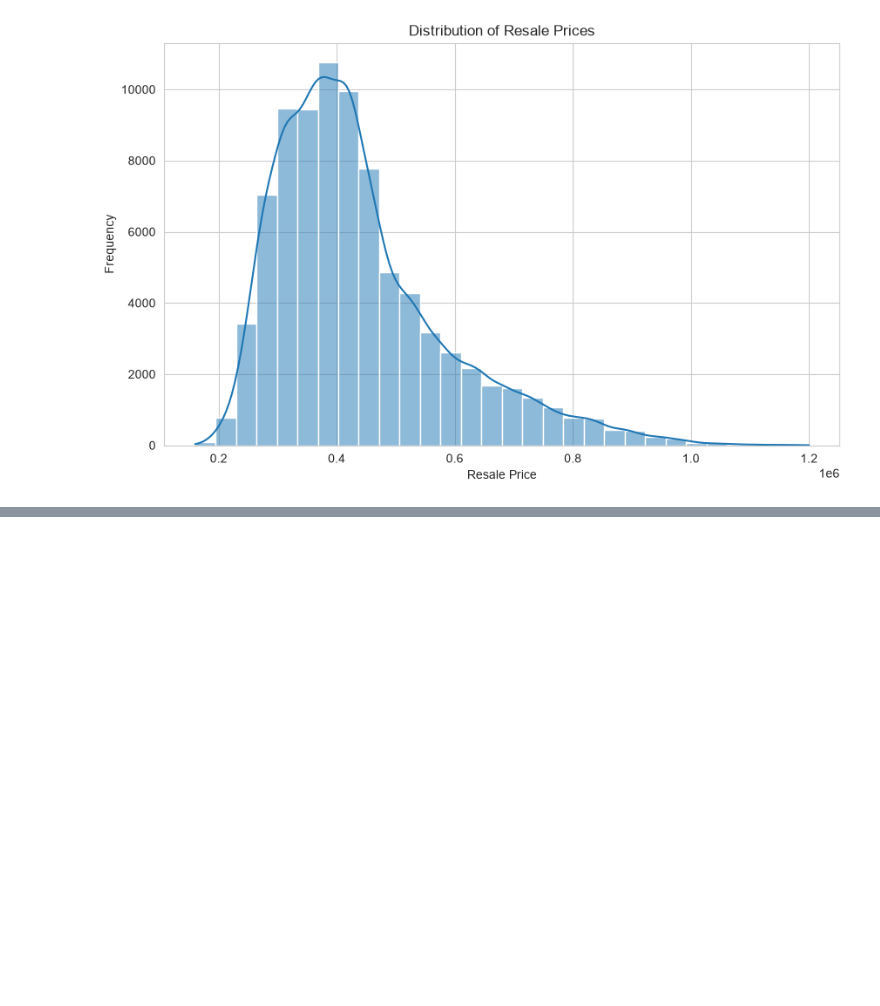
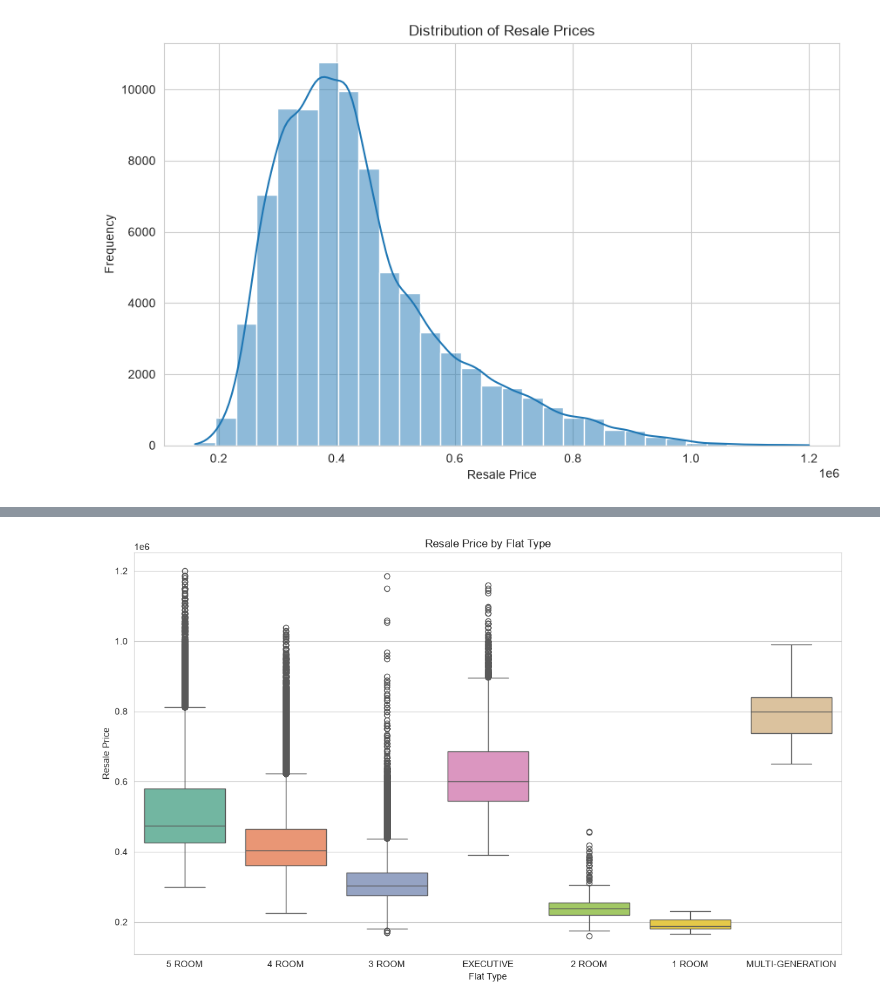
Before and after one commit to spideyeng/AIAPFoundation, a Jupyter notebook: module 3/EDA.ipynb, the cells around one changed output, grey strips where cells are left out. Drawn from its saved outputs; the diff is of its cells as text; code cells hidden in the pictures; blank space fills up the shorter version.

```diff
--- a/module 3/EDA.ipynb
+++ b/module 3/EDA.ipynb
@@ -271,0 +319,16 @@ Text(0, 0.5, 'Frequency')
+# %%
+### Box Plot for Resale Price by Flat Type
+
+# Set the aesthetic style of the plots
+sns.set_style("whitegrid")
+
+# Box plot for flat_type vs resale_price
+plt.figure(figsize=(14, 8))
+sns.boxplot(x='flat_type', y='resale_price', data=df, hue='flat_type', palette='Set2')
+plt.title('Resale Price by Flat Type')
+plt.xlabel('Flat Type')
+plt.ylabel('Resale Price')
+plt.xticks(rotation=0)
+plt.show()
+# %% [output]
+[figure, added]
```
Also changed, not shown: parts of 13 cells of this notebook.
